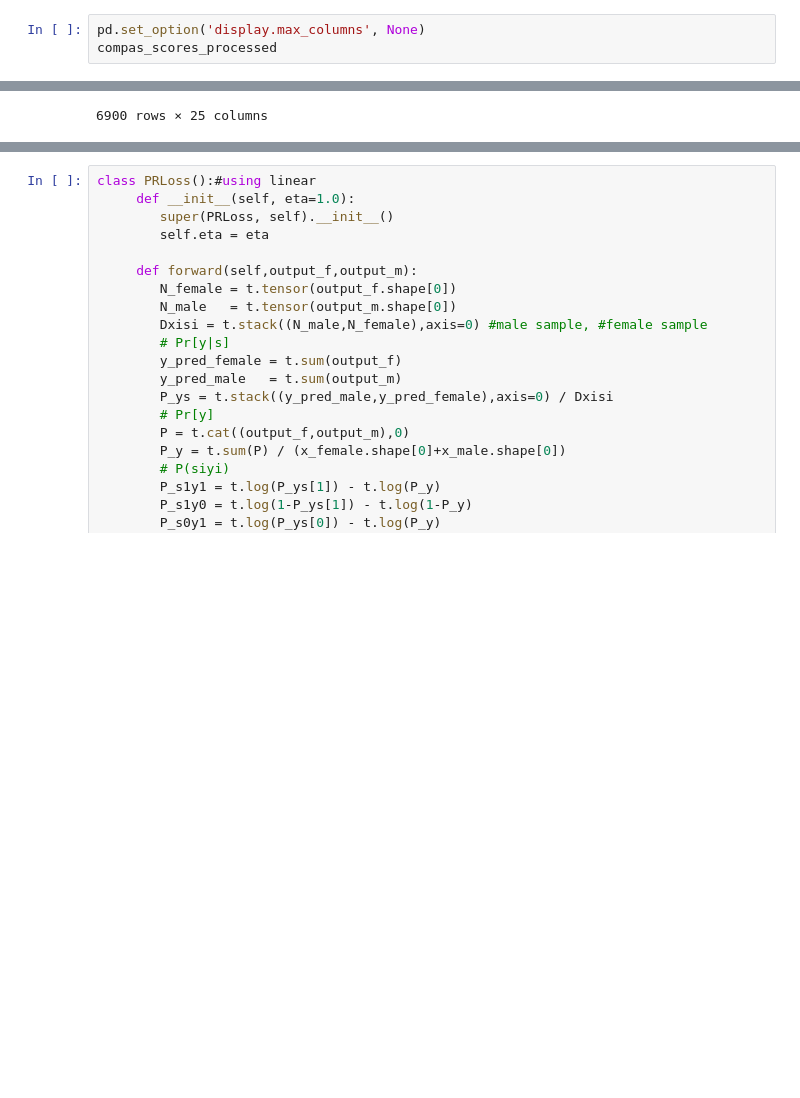
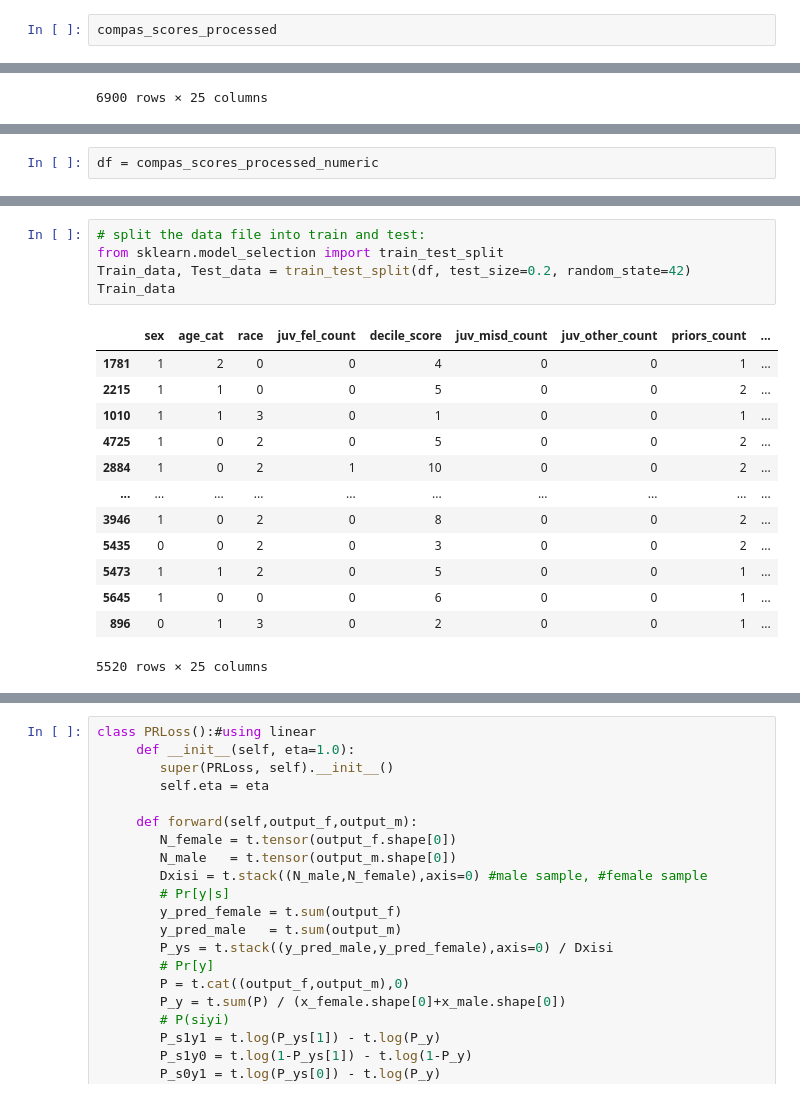
Before and after one commit to juliamblake1/ADS-Project-4, a Jupyter notebook: doc/Implementation_paper5.ipynb, the cells around one changed output, grey strips where cells are left out. Drawn from its saved outputs; the diff is of its cells as text; blank space fills up the shorter version.

```diff
--- a/doc/Implementation_paper5.ipynb
+++ b/doc/Implementation_paper5.ipynb
@@ -125,7 +134,6 @@ def process_data(df):
 
 compas_scores_processed = process_data(compas_scores)
 # %%
-pd.set_option('display.max_columns', None)
 compas_scores_processed
 # %% [output]
 |  | sex | age_cat | race | juv_fel_count | decile_score | juv_misd_count | juv_other_count | priors_count | ... |
@@ -229,0 +359,2 @@ Name: count, dtype: int64
+# %%
+df = compas_scores_processed_numeric
@@ -229,0 +403,19 @@ Name: count, dtype: int64
+# %%
+# split the data file into train and test:
+from sklearn.model_selection import train_test_split
+Train_data, Test_data = train_test_split(df, test_size=0.2, random_state=42)
+Train_data
+# %% [output]
+|  | sex | age_cat | race | juv_fel_count | decile_score | juv_misd_count | juv_other_count | priors_count | ... |
+| 1781 | 1 | 2 | 0 | 0 | 4 | 0 | 0 | 1 | ... |
+| 2215 | 1 | 1 | 0 | 0 | 5 | 0 | 0 | 2 | ... |
+| 1010 | 1 | 1 | 3 | 0 | 1 | 0 | 0 | 1 | ... |
+| 4725 | 1 | 0 | 2 | 0 | 5 | 0 | 0 | 2 | ... |
+| 2884 | 1 | 0 | 2 | 1 | 10 | 0 | 0 | 2 | ... |
+| ... | ... | ... | ... | ... | ... | ... | ... | ... | ... |
+| 3946 | 1 | 0 | 2 | 0 | 8 | 0 | 0 | 2 | ... |
+| 5435 | 0 | 0 | 2 | 0 | 3 | 0 | 0 | 2 | ... |
+| 5473 | 1 | 1 | 2 | 0 | 5 | 0 | 0 | 1 | ... |
+| 5645 | 1 | 0 | 0 | 0 | 6 | 0 | 0 | 1 | ... |
+| 896 | 0 | 1 | 3 | 0 | 2 | 0 | 0 | 1 | ... |
+5520 rows × 25 columns
```
Also changed, not shown: parts of 24 cells of this notebook, 2 other files.
